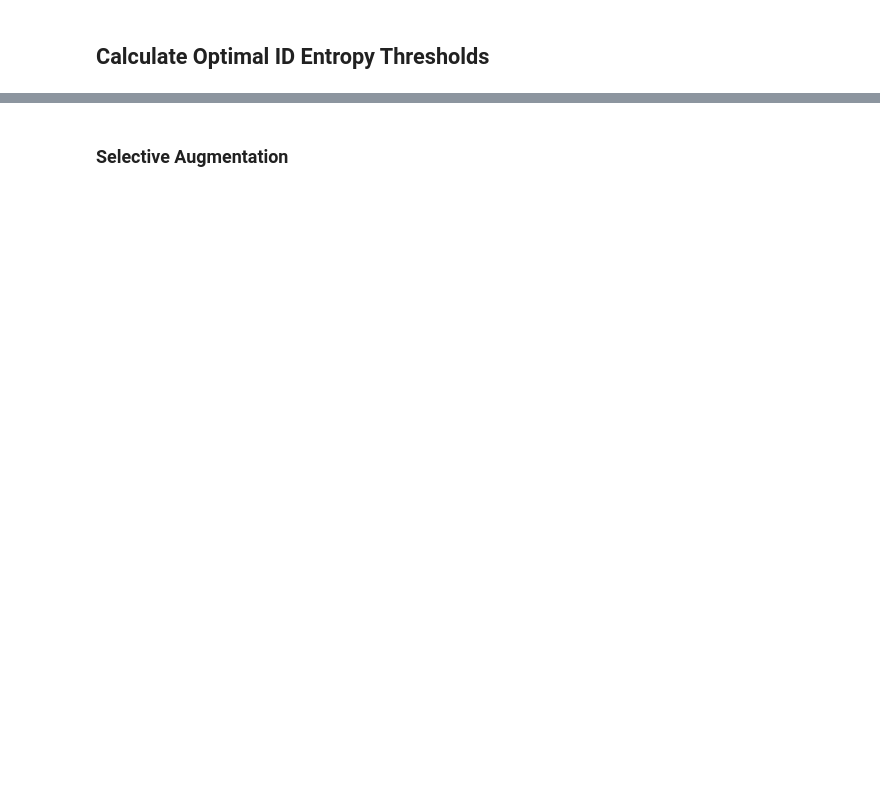
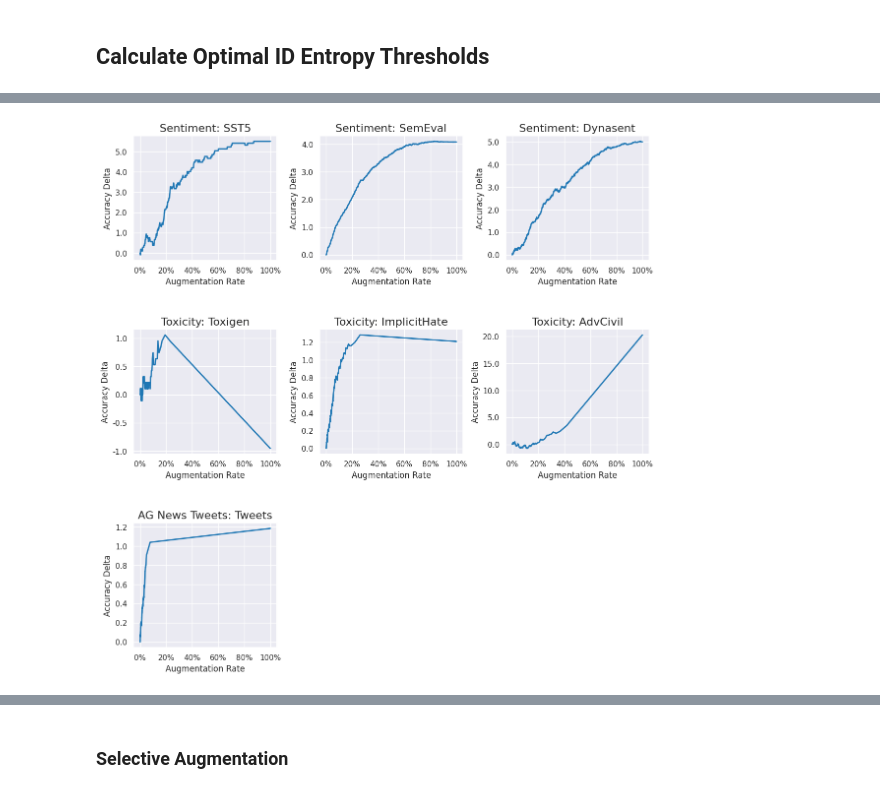
Before and after one commit to Kyle1668/LLM-TTA, a Jupyter notebook: notebooks/method_analysis_paper.ipynb, the cells around one changed output, grey strips where cells are left out. Drawn from its saved outputs; the diff is of its cells as text; code cells hidden in the pictures; blank space fills up the shorter version.

```diff
--- a/notebooks/method_analysis_paper.ipynb
+++ b/notebooks/method_analysis_paper.ipynb
@@ -617,0 +587,57 @@ print(json.dumps(optimal_entropy_thresholds, indent=4))
+# %%
+# create a subplot for each dataset in the thresholds dict with three on each row
+fig, axes = plt.subplots(3, 3, figsize=(3 * FIG_SIZE, 3 * FIG_SIZE))
+
+# use the first row for sentiment, second for toxicity, and third for agt
+task_keys = [
+    [key for key in thresholds_dict.keys() if "Sentiment" in key],
+    [key for key in thresholds_dict.keys() if "Toxicity" in key],
+    [key for key in thresholds_dict.keys() if "Tweets" in key],
+]
+for row_index, task_splits in enumerate(task_keys):
+    for col_index in range(len(task_splits)):
+        split_name = task_splits[col_index]
+        thresholds_split_frame = pd.DataFrame(thresholds_dict[split_name]).T.reset_index().sort_values("llm_call_rate")
+        sns.lineplot(
+            ax=axes[row_index, col_index],
+            data=thresholds_split_frame,
+            x="llm_call_rate",
+            y="accuracy_delta",
+            linewidth=LINE_WIDTH)
+
+        row_titles = {
+            0: "Sentiment",
+            1: "Toxicity",
+            2: "AG News Tweets",
+        }
+        shift_name = split_name.split("_")[-3]
+        axes[row_index, col_index].set_title(f"{row_titles[row_index]}: {shift_name}", fontsize=TITLE_FONT_SIZE)
+
+for col_index in range(3):
+    for row_index in range(3):
+        axes[row_index, col_index].set_ylabel("Accuracy Delta")
+        axes[row_index, col_index].set_xlabel("Augmentation Rate")
+
+        # set x and y axis to percents
+        axes[row_index, col_index].xaxis.set_major_formatter(lambda x, pos: f"{x:.0%}")
+
+        # multiple delta by 100 to get percent
+        axes[row_index, col_index].yaxis.set_major_formatter(lambda x, pos: f"{round(x * 100, 2)}")
+
+        # set y axis between -0.1 and 0.1
+        # axes[row_index, col_index].set_ylim(-0.01, 0.15)
+
+        # have five ticks on the y axis
+        axes[row_index, col_index].locator_params(axis="y", nbins=8)
+
+        # delete last two plots on the final row
+        if row_index == 2 and col_index > 0:
+            axes[row_index, col_index].remove()
+
+# add padding for labels
+fig.subplots_adjust(wspace=WSPACE, hspace=WSPACE + 0.25)
+
+# save figure
+fig.savefig("figures/method_analysis_all_entropy_thresholds.png", bbox_inches="tight")
+# %% [output]
+[figure, added]
```
Also changed, not shown: parts of 27 cells of this notebook, 9 other files.
